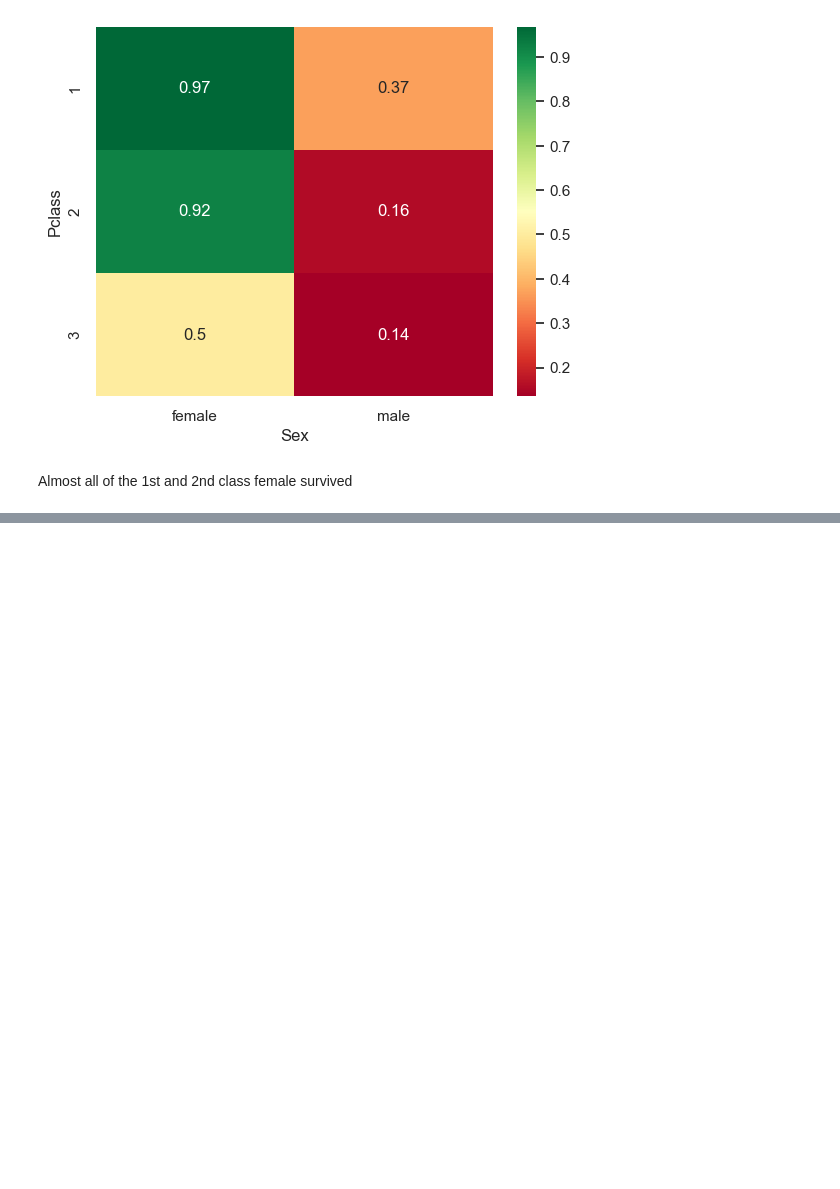
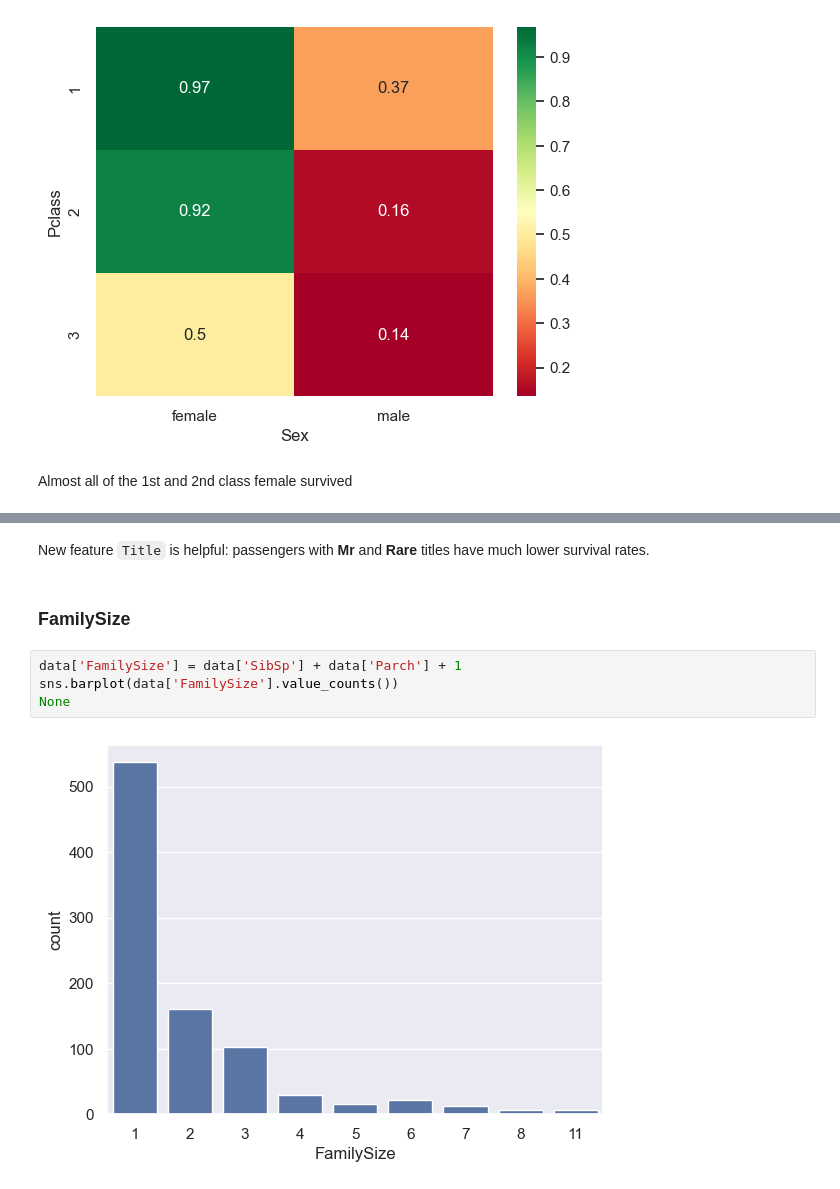
Before and after one commit to sembarface/Kaggle-Titanic, a Jupyter notebook: EDA.ipynb, the cells around one changed output, grey strips where cells are left out. Saved outputs shown, nothing was run; the diff lists cells and outputs as text; blank space fills up the shorter version.

```diff
--- a/EDA.ipynb
+++ b/EDA.ipynb
@@ -219,0 +245,10 @@ Almost all of the 1st and 2nd class female survived
+# %% [markdown]
+New feature `Title` is helpful: passengers with **Mr** and **Rare** titles have much lower survival rates.
+# %% [markdown]
+### FamilySize
+# %%
+data['FamilySize'] = data['SibSp'] + data['Parch'] + 1
+sns.barplot(data['FamilySize'].value_counts())
+None
+# %% [output]
+[figure, added]
```
Also changed, not shown: parts of 9 cells of this notebook, 14 other files.
